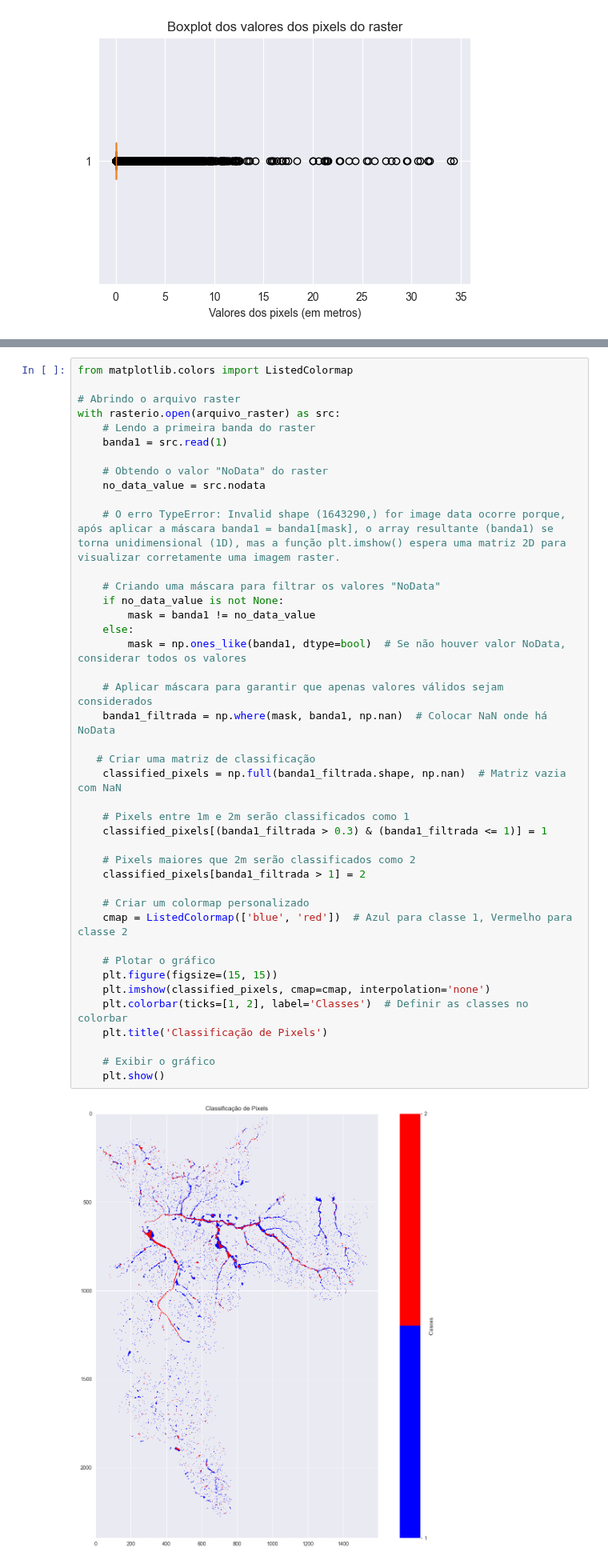
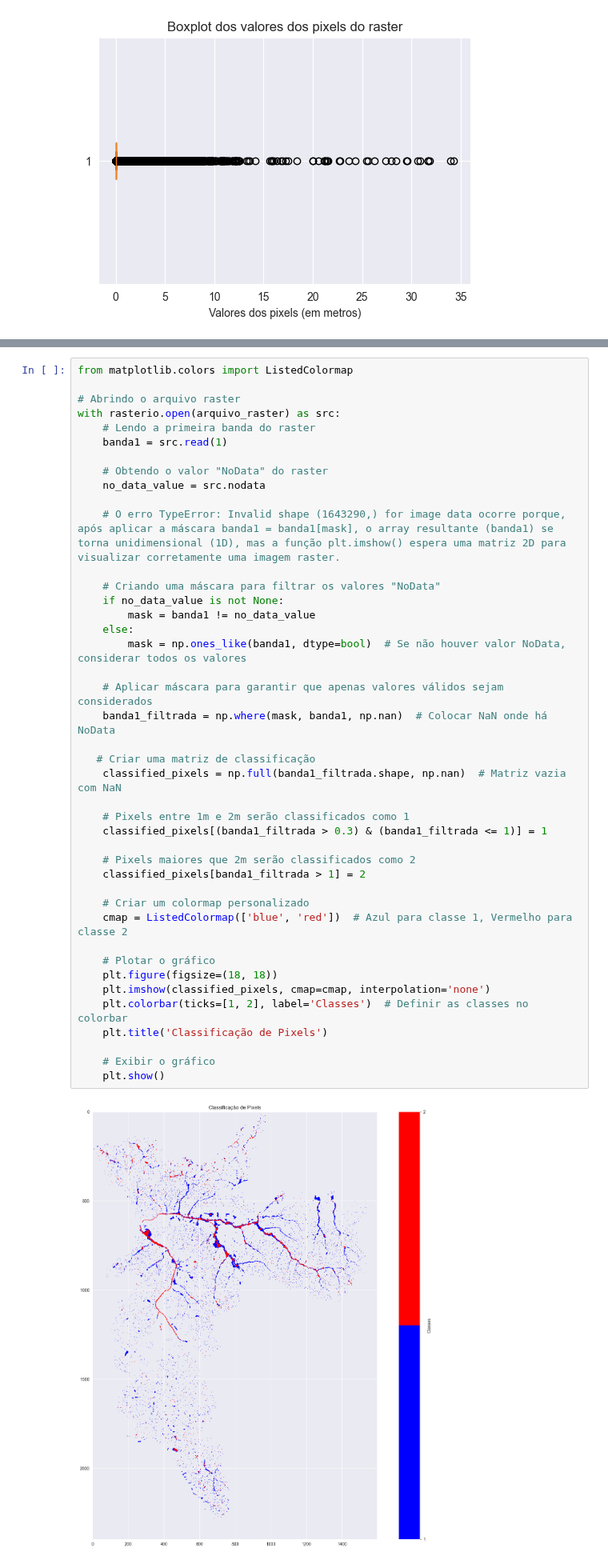
Before and after one commit to marcelof314/SP_urban_flooding, a Jupyter notebook: 05 Raster preparation.ipynb, the cells around one changed output, grey strips where cells are left out. Shown at 80% size. Cells and saved outputs as stored; diff of their text form.

```diff
--- a/05 Raster preparation.ipynb
+++ b/05 Raster preparation.ipynb
@@ -124,32 +99,32 @@ with rasterio.open(arquivo_raster) as src:
 
     # Criando uma máscara para filtrar os valores "NoData"
     if no_data_value is not None:
         mask = banda1 != no_data_value
     else:
         mask = np.ones_like(banda1, dtype=bool)  # Se não houver valor NoData, considerar todos os valores
 
     # Aplicar máscara para garantir que apenas valores válidos sejam considerados
     banda1_filtrada = np.where(mask, banda1, np.nan)  # Colocar NaN onde há NoData
 
    # Criar uma matriz de classificação
     classified_pixels = np.full(banda1_filtrada.shape, np.nan)  # Matriz vazia com NaN
 
     # Pixels entre 1m e 2m serão classificados como 1
     classified_pixels[(banda1_filtrada > 0.3) & (banda1_filtrada <= 1)] = 1
 
     # Pixels maiores que 2m serão classificados como 2
     classified_pixels[banda1_filtrada > 1] = 2
 
     # Criar um colormap personalizado
     cmap = ListedColormap(['blue', 'red'])  # Azul para classe 1, Vermelho para classe 2
 
     # Plotar o gráfico
-    plt.figure(figsize=(15, 15))
+    plt.figure(figsize=(18, 18))
     plt.imshow(classified_pixels, cmap=cmap, interpolation='none')
     plt.colorbar(ticks=[1, 2], label='Classes')  # Definir as classes no colorbar
     plt.title('Classificação de Pixels')
 
     # Exibir o gráfico
     plt.show()
 # %% [output]
-[figure, old version]
+[figure, new version]
```
Also changed, not shown: parts of 14 cells of this notebook.
